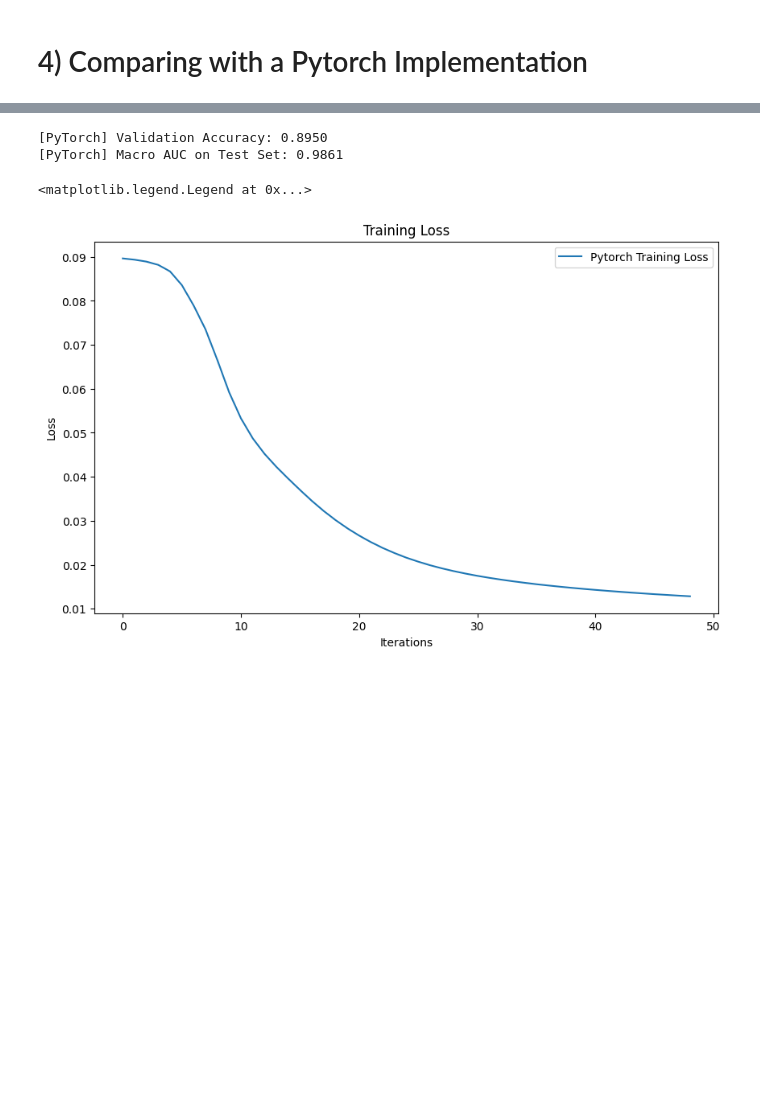
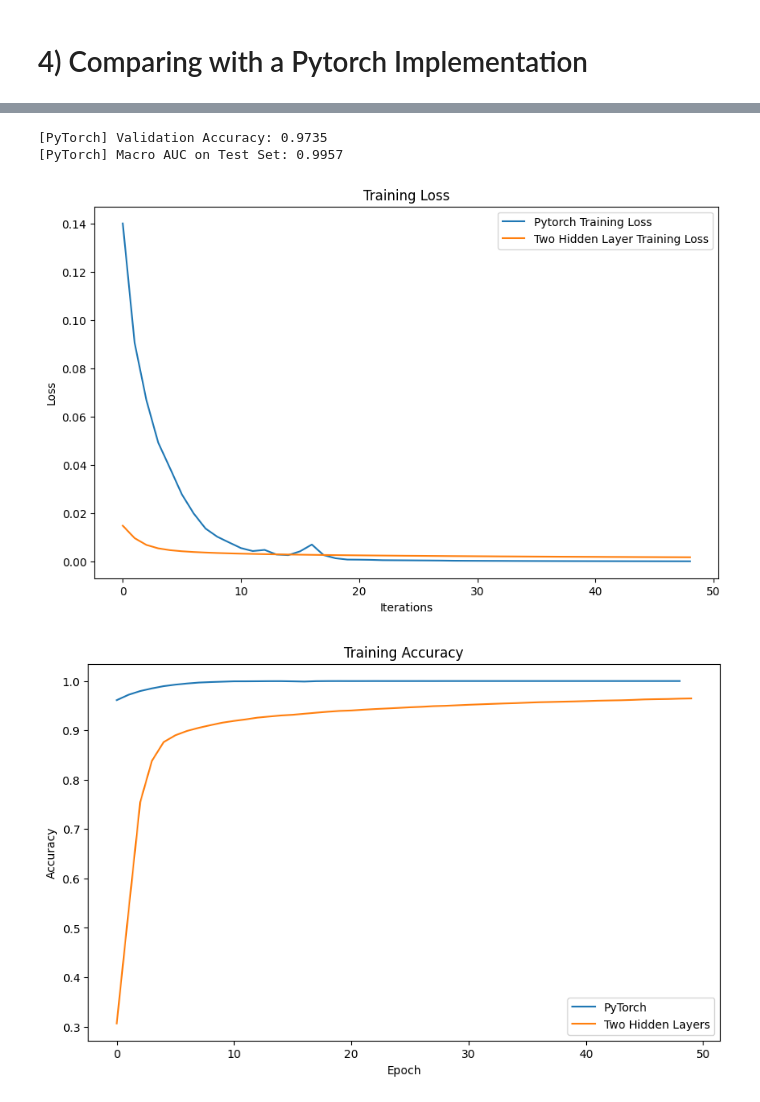
Before and after one commit to Adirser/MLCourseUniv, a Jupyter notebook: HW3 - NN/ch11_revised.ipynb, the cells around one changed output, grey strips where cells are left out. Cells and saved outputs as stored; diff of their text form; code cells hidden in the pictures; blank space fills up the shorter version.

```diff
--- a/HW3 - NN/ch11_revised.ipynb
+++ b/HW3 - NN/ch11_revised.ipynb
@@ -395,6 +395,7 @@ accuracy_scores = []
 losses = []
 two_hidden_loss_metric = []
 loss_metric = 0
+accuracies_2h = []
 for epoch in range(epochs):
     for i, (X_train_mini, y_train_mini) in enumerate(minibatch_generator(X_train, y_train, minibatch_size)):
 
@@ -413,7 +414,7 @@ for epoch in range(epochs):
     two_hidden_loss_metric.append(loss_metric/y_train.shape[0])
     accuracy = np.mean(accuracy_scores)
     loss = np.mean(losses)
-
+    accuracies_2h.append(accuracy)
     if (epoch+1) % 10 == 0 or epoch == 0:
         print(f"Epoch {epoch+1}/{epochs}, Loss: {loss:.4f}, Accuracy: {accuracy:.4f}")
 
@@ -474,26 +475,29 @@ class ANN_PyTorch(nn.Module):
     def __init__(self, input_size, hidden1, hidden2, num_classes):
         super(ANN_PyTorch, self).__init__()
         self.fc1 = nn.Linear(input_size, hidden1)
-        self.sigmoid1 = nn.Sigmoid()
+        self.relu1 = nn.ReLU()
         self.fc2 = nn.Linear(hidden1, hidden2)
-        self.sigmoid2 = nn.Sigmoid()
+        self.relu2 = nn.ReLU()
         self.fc3 = nn.Linear(hidden2, num_classes)
-        self.sigmoid3 = nn.Sigmoid()
+        # Removed Softmax activation
 
     def forward(self, x):
         out = self.fc1(x)
-        out = self.sigmoid1(out)
+        out = self.relu1(out)
         out = self.fc2(out)
-        out = self.sigmoid2(out)
+        out = self.relu2(out)
         out = self.fc3(out)
-        out = self.sigmoid3(out)
+        # Removed Softmax activation
         return out
+
 
 # Initialize the model, loss function, and optimizer
 model = ANN_PyTorch(num_features, 128, 64, num_classes)
 criterion = nn.CrossEntropyLoss()
 optimizer = optim.SGD(model.parameters(), lr=0.1)
 loss_metric = 0
+acc_metric = 0
+accuracy_scores_pytorch = []
 # Training loop
 for epoch in range(epochs):
     for batch_X, batch_y in train_loader:
@@ -506,7 +510,13 @@ for epoch in range(epochs):
         loss.backward()
         optimizer.step()
         loss_metric += loss.item()
+        acc_metric += ((torch.argmax(outputs,dim=1) == batch_y).float().mean())
+
+
+
+    accuracy_scores_pytorch.append(acc_metric/len(train_loader))
     pytorchc_training_loss.append(loss_metric/len(train_loader))
+
 
 
     if (epoch+1) % 10 == 0 or epoch == 0:
@@ -537,19 +547,32 @@ with torch.no_grad():
     print(f"[PyTorch] Validation Accuracy: {accuracy_pytorch:.4f}")
     print(f"[PyTorch] Macro AUC on Test Set: {macro_auc_pytorch:.4f}")
 # %% [output]
-[PyTorch] Validation Accuracy: 0.8950
-[PyTorch] Macro AUC on Test Set: 0.9861
+[PyTorch] Validation Accuracy: 0.9735
+[PyTorch] Macro AUC on Test Set: 0.9957
 # %%
 # Turn cumulative back to reg
 two_hidden_loss_metric_non_cum = np.diff(two_hidden_loss_metric)
 pytorchc_training_loss_non_cum = np.diff(pytorchc_training_loss)
+accuracy_scores_pytorch_non_cum = np.diff(accuracy_scores_pytorch)
 # %%
 plt.figure(figsize=(10, 6))
 plt.plot(pytorchc_training_loss_non_cum,label = "Pytorch Training Loss")
+plt.plot(two_hidden_loss_metric_non_cum,label = "Two Hidden Layer Training Loss")
 plt.xlabel('Iterations')
 plt.ylabel('Loss')
 plt.title('Training Loss')
 plt.legend()
+
+# Plot accuracies
+plt.figure(figsize=(10, 6))
+# plt.plot(epoch_train_acc, label='Single Hidden Layer')
+plt.plot(accuracy_scores_pytorch_non_cum, label='PyTorch')
+plt.plot(accuracies_2h, label='Two Hidden Layers')
+plt.xlabel('Epoch')
+plt.ylabel('Accuracy')
+plt.title('Training Accuracy')
+plt.legend()
+plt.show()
 # %% [output]
-<matplotlib.legend.Legend at 0x...>
-[figure, old version]
+[figure, new version]
+[figure, added]
```
Also changed, not shown: parts of 2 cells of this notebook, 1 other file.
